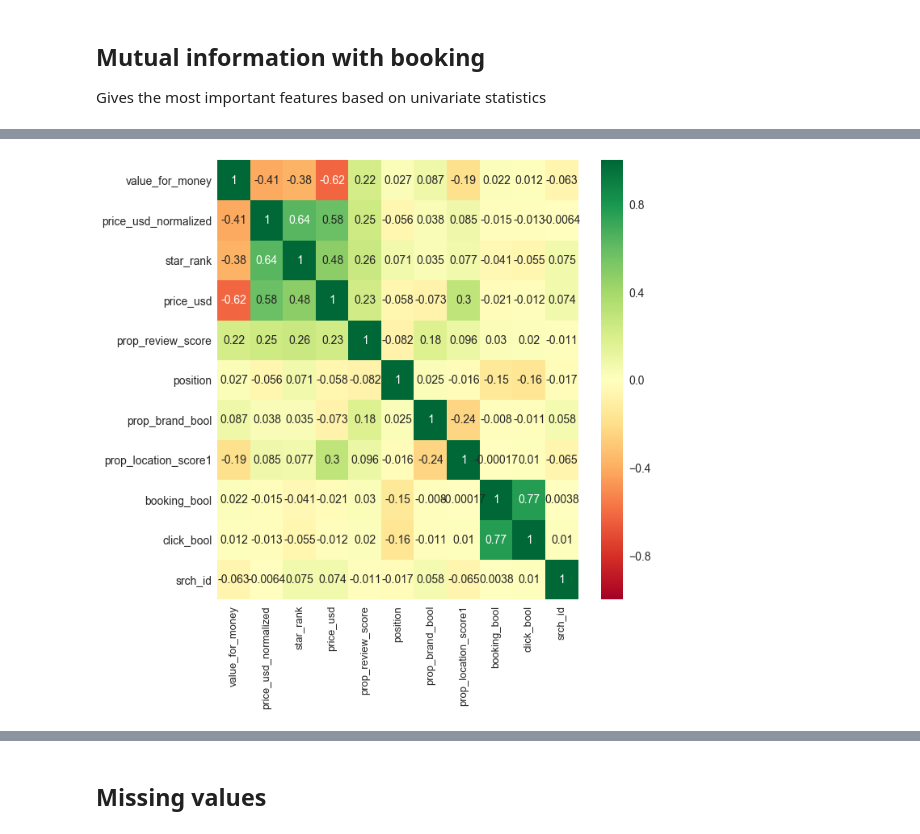
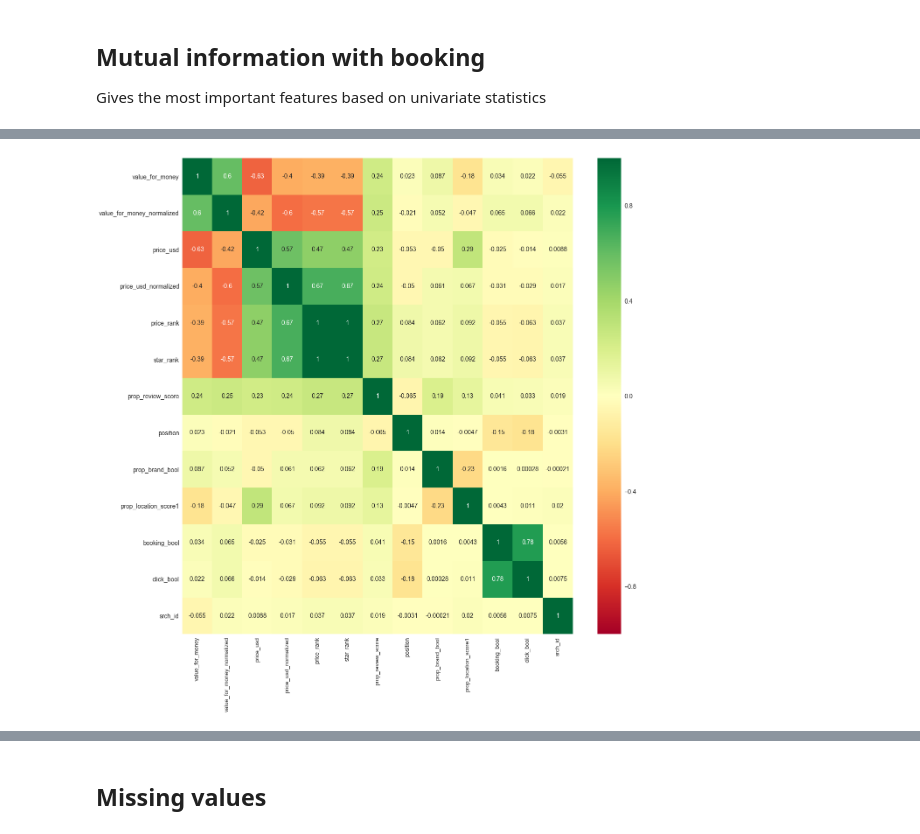
Before and after one commit to mrijksen/DM2018, a Jupyter notebook: Assignment2/NaiveClassification_dataexploration.ipynb, the cells around one changed output, grey strips where cells are left out. Saved outputs shown, nothing was run; the diff lists cells and outputs as text; code cells hidden in the pictures.

```diff
--- a/Assignment2/NaiveClassification_dataexploration.ipynb
+++ b/Assignment2/NaiveClassification_dataexploration.ipynb
@@ -69,3 +72,5 @@ See the caveats in the documentation: http://pandas.pydata.org/pandas-docs/stabl
+# %%
+df['price_diff_from_historic_mean']= df.price_usd - df.visitor_hist_adr_usd
 # %%
 df['price_usd'].quantile(0.99)
 # %% [output]
@@ -94,5 +78,5 @@ Index(['srch_id', 'site_id', 'visitor_location_country_id',
 # %%
-for feature in df.columns.drop('booking_bool', 'click_bool'):
+for feature in all_cols:
     fig, (ax1,ax2) = plt.subplots(nrows=1, ncols=2)
     df_before[[feature]].hist(bins=10, ax=ax2)
     df[[feature]].hist(bins=10, ax=ax1)
@@ -113,7 +106,8 @@ df = data_preprocessing.normalize_within_group(df)
 # %% [markdown]
 ### Set Missing values to median
 # %%
-all_cols = df.columns.drop('booking_bool', 'click_bool')
+all_cols=df.columns.drop(['booking_bool', 'click_bool', 'gross_bookings_usd', 'position'])
+
 for feature in all_cols:
     df[feature][df[feature].isnull()] = df[feature].median()
 # %% [output]
@@ -268,19 +287,19 @@ plt.show()
 # %%
 features_to_keep = ['booking_bool', 'click_bool', 'srch_id']
-selected_features = ['value_for_money','price_usd_normalized', 'star_rank', 'price_usd', 'prop_review_score', 'position',
+selected_features = ['value_for_money','value_for_money_normalized','price_usd', 'price_usd_normalized','price_rank', 'star_rank', 'prop_review_score', 'position',
                      'prop_brand_bool', 'prop_location_score1']
 
 all_possible_features = selected_features+features_to_keep
 # %%
 def plot_corr(data):
     correlation = data.corr()
-    fig, ax = plt.subplots(figsize=(10,10))
+    fig, ax = plt.subplots(figsize=(20,20))
     sns.heatmap(correlation, annot=True, cbar=True, cmap="RdYlGn")
     plt.savefig(output_path + "correlation_plot.png", format='png')
 
 plot_corr(df[all_possible_features])
 # %% [output]
-[figure, old version]
+[figure, new version]
 # %%
 selected_features = ['value_for_money','price_usd_normalized', 'star_rank']
 features_to_keep = ['booking_bool', 'click_bool', 'srch_id']
```
Also changed, not shown: parts of 18 cells of this notebook.
